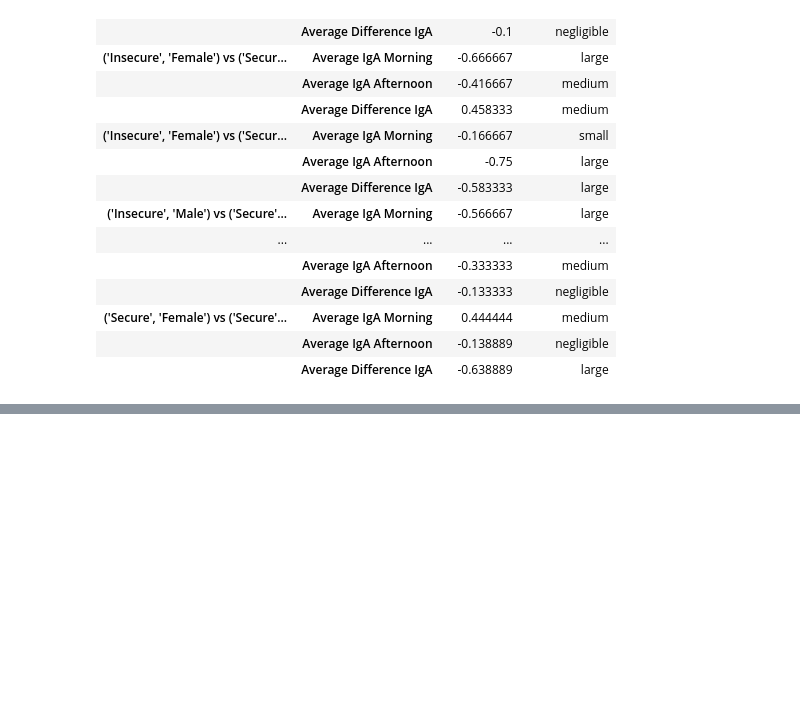
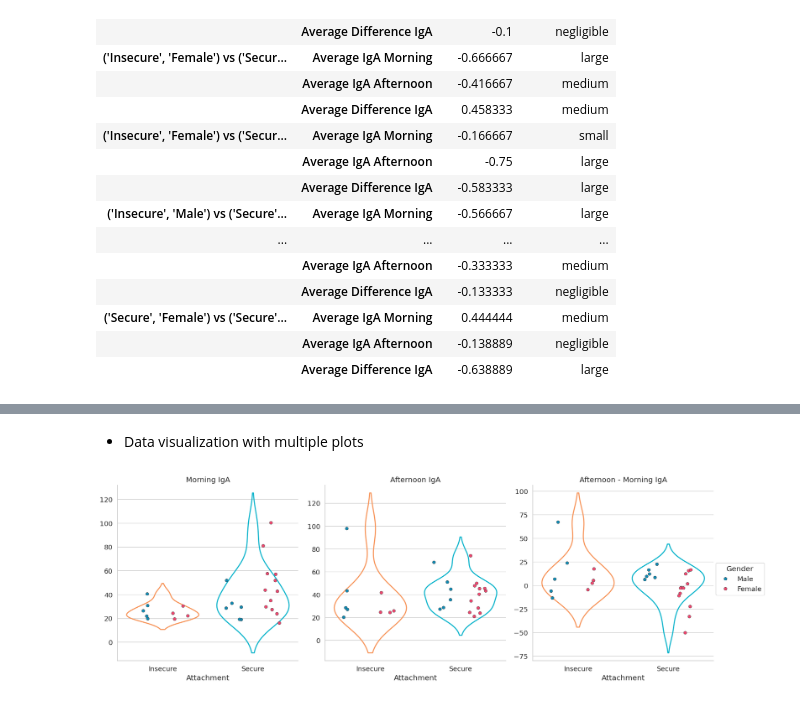
Before and after one commit to dMedinaO/IgA_attachment_analysis, a Jupyter notebook: scripts/3_descriptive_analysis_IGA.ipynb, the cells around one changed output, grey strips where cells are left out. Cells and saved outputs as stored; diff of their text form; code cells hidden in the pictures; blank space fills up the shorter version.

Commit message:
adding visual analysis

```diff
--- a/scripts/3_descriptive_analysis_IGA.ipynb
+++ b/scripts/3_descriptive_analysis_IGA.ipynb
@@ -393,0 +447,9 @@ combined_cliffs_df
+# %%
+rbc_gender = []
+for var in iga_vars:
+    male = df_data_clean[df_data_clean["Gender"] == "Male"][var]
+    female = df_data_clean[df_data_clean["Gender"] == "Female"][var]
+    rbc, interp = rank_biserial_correlation(male, female)
+    rbc_gender.append({"variable": var, "Rank-Biserial Corr": rbc, "Interpretation": interp})
+rbc_gender = pd.DataFrame(rbc_gender)
+rbc_gender
@@ -393,0 +461,9 @@ combined_cliffs_df
+# %%
+rbc_attachment = []
+for var in iga_vars:
+    secure = df_data_clean[df_data_clean["Attachment"] == "Secure"][var]
+    insecure = df_data_clean[df_data_clean["Attachment"] == "Insecure"][var]
+    rbc, interp = rank_biserial_correlation(secure, insecure)
+    rbc_attachment.append({"variable": var, "Rank-Biserial Corr": rbc, "Interpretation": interp})
+rbc_attachment = pd.DataFrame(rbc_attachment)
+rbc_attachment
@@ -393,0 +533,59 @@ combined_cliffs_df
+# %% [markdown]
+- Data visualization with multiple plots
+# %%
+fig, axes = plt.subplots(1, 3, figsize=(18, 6), sharex=True)
+sns.set(style="whitegrid", font_scale=1.2)
+
+variables = [
+    "Average IgA Morning",
+    "Average IgA Afternoon",
+    "Average Difference IgA"
+]
+
+titles = [
+    "Morning IgA",
+    "Afternoon IgA",
+    "Afternoon - Morning IgA"
+]
+
+for ax, var, title in zip(axes, variables, titles):
+    # Violin plot
+    sns.violinplot(
+        data=df_data_clean,
+        x="Attachment",
+        y=var,
+        inner=None,
+        palette={"Secure": "#00B2CA", "Insecure": "#F79256"},
+        linewidth=2,
+        fill=False,
+        ax=ax
+    )
+
+    # Stripplot (jitter individual points)
+    sns.stripplot(
+        data=df_data_clean,
+        x="Attachment",
+        y=var,
+        hue="Gender",
+        dodge=True,
+        jitter=0.2,
+        size=6,
+        palette={"Male": "#118AB2", "Female": "#EF476F"},
+        linewidth=0.5,
+        edgecolor="gray",
+        ax=ax
+    )
+
+    ax.set_title(title)
+    ax.set_xlabel("Attachment")
+    ax.set_ylabel("")
+    ax.legend_.remove()
+
+# Añadir leyenda común
+handles, labels = axes[0].get_legend_handles_labels()
+fig.legend(handles, labels, title="Gender", loc='center right', bbox_to_anchor=(1.02, 0.5))
+sns.despine()
+plt.tight_layout(rect=[0, 0, 0.95, 1])
+plt.show()
+# %% [output]
+[figure, added]
```
Also changed, not shown: parts of 35 cells of this notebook.
